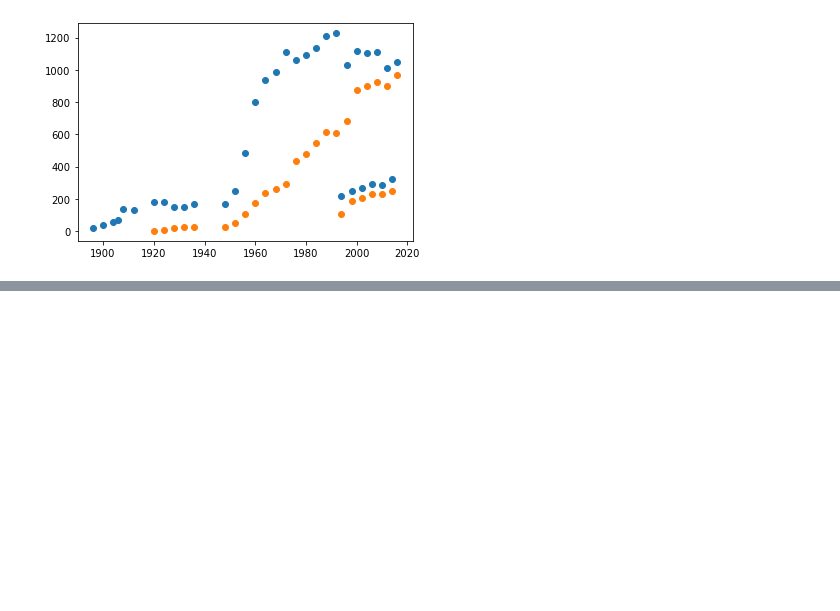
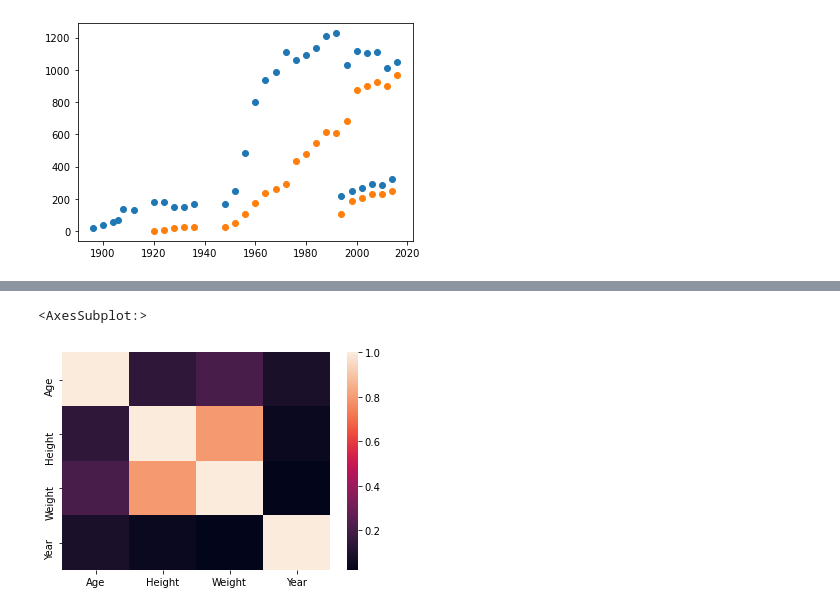
Before and after one commit to gleffad/data_approach_to_olympic_games, a Jupyter notebook: olympic_games_analysis.ipynb, the cells around one changed output, grey strips where cells are left out. Cells and saved outputs as stored; diff of their text form; code cells hidden in the pictures; blank space fills up the shorter version.

```diff
--- a/olympic_games_analysis.ipynb
+++ b/olympic_games_analysis.ipynb
@@ -187,0 +196,5 @@ plt.scatter(dfF.index, dfF['Medal'])
+# %%
+sns.heatmap(df_events.corr()) # De base rien de fou
+# %% [output]
+<AxesSubplot:>
+[figure, added]
```
Also changed, not shown: parts of 10 cells of this notebook.
